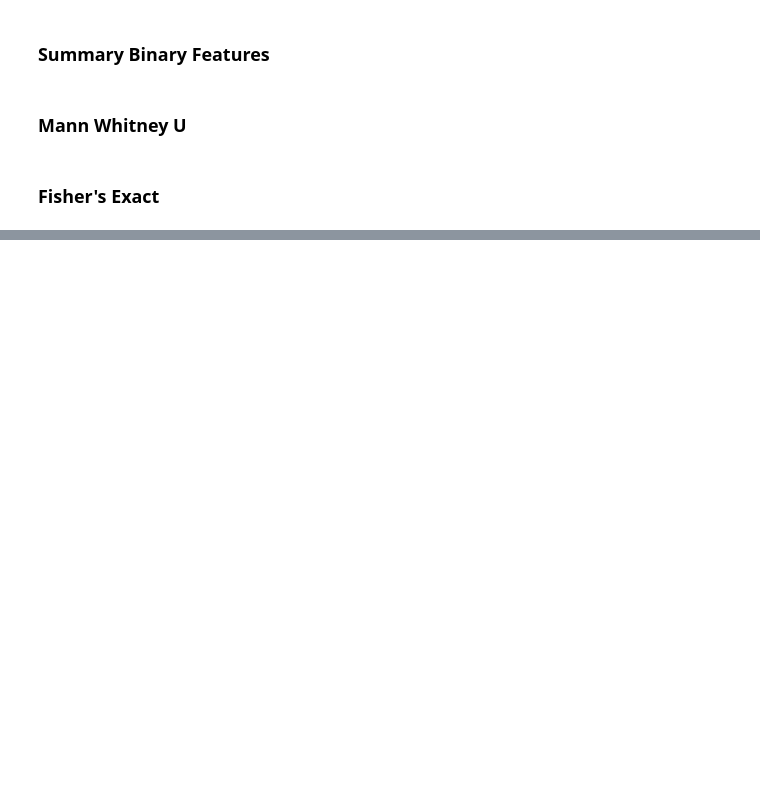
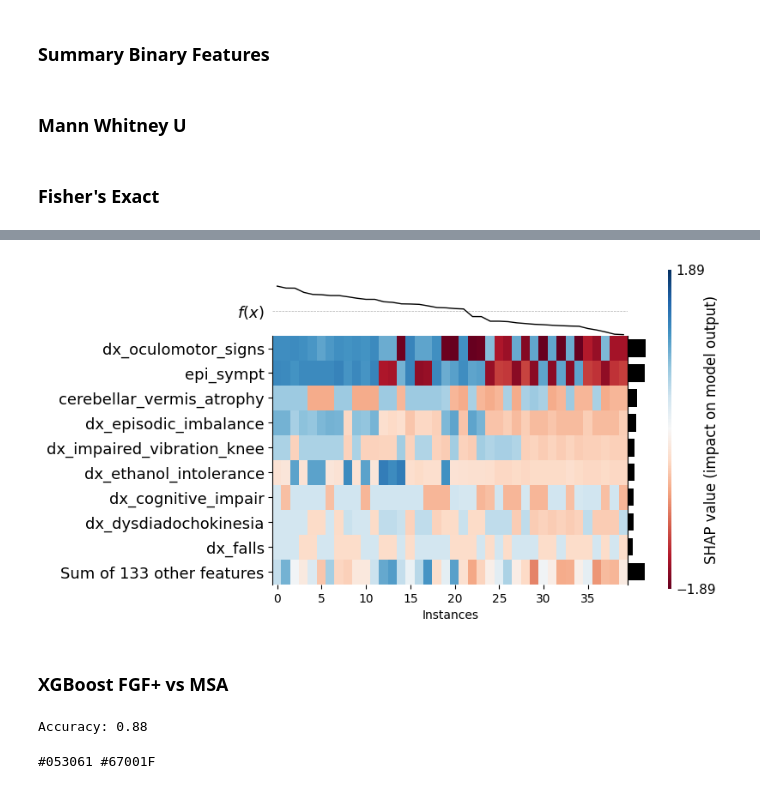
Before and after one commit to Le-bruit-de-nos-pas/fgf14_chu_2024, a Jupyter notebook: fgf14.ipynb, the cells around one changed output, grey strips where cells are left out. Drawn from its saved outputs; the diff is of its cells as text; code cells hidden in the pictures; blank space fills up the shorter version.

```diff
--- a/fgf14.ipynb
+++ b/fgf14.ipynb
@@ -168,0 +239,6 @@ Error occurred for column 'dx_gait_balance_impair': The input `table` must be of
+# %%
+shap.plots.heatmap(shap_values, max_display=10, plot_width=6, instance_order=shap_values.sum(1), cmap=plt.get_cmap("RdBu"))
+# %% [output]
+[figure, added]
+# %% [markdown]
+### **XGBoost FGF+ vs MSA**
@@ -168,0 +280,6 @@ Error occurred for column 'dx_gait_balance_impair': The input `table` must be of
+# %%
+y_pred = model.predict(X_test)
+accuracy = accuracy_score(y_test, y_pred)
+print(f"Accuracy: {accuracy:.2f}")
+# %% [output]
+Accuracy: 0.88
@@ -168,0 +290,12 @@ Error occurred for column 'dx_gait_balance_impair': The input `table` must be of
+# %%
+def rgba_to_hex(rgba):
+    """Convert RGBA color code to hexadecimal color code."""
+    r, g, b, a = rgba
+    return "#{:02X}{:02X}{:02X}".format(int(r * 255), int(g * 255), int(b * 255))
+
+cmap = plt.get_cmap('RdBu') # cmap(#) returns list with rgba
+blue_hex = rgba_to_hex(cmap(0.0))
+red_hex = rgba_to_hex(cmap(1.0))
+print(red_hex, blue_hex)
+# %% [output]
+#053061 #67001F
```
Also changed, not shown: parts of 42 cells of this notebook.
